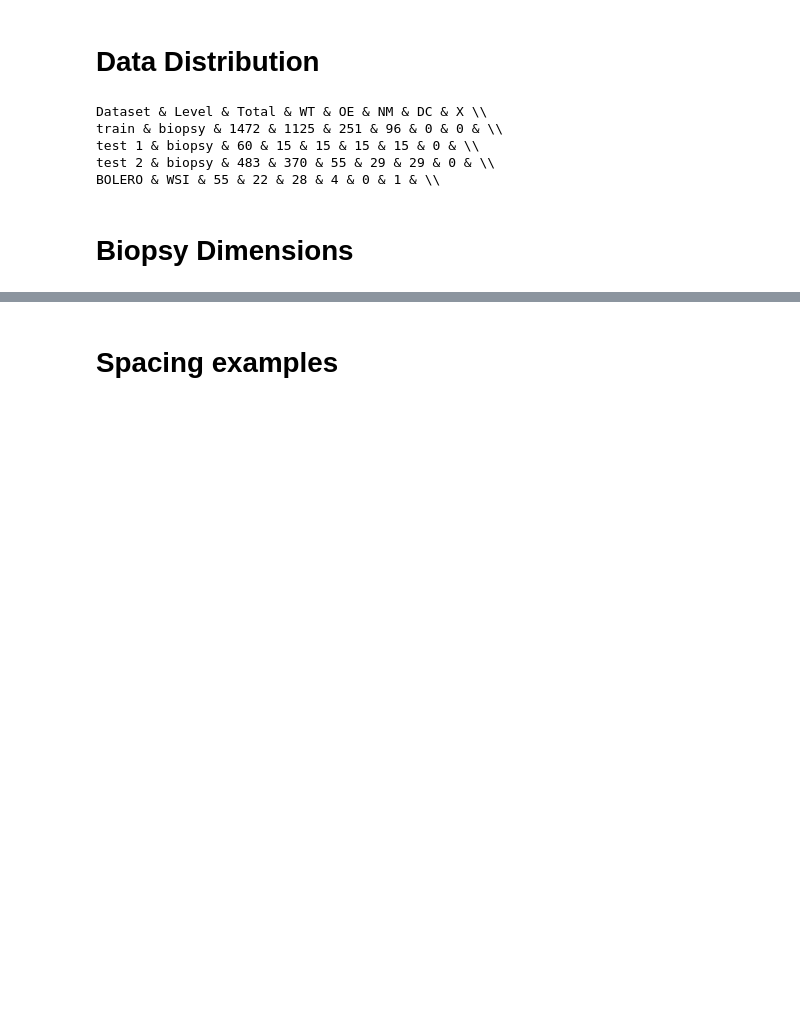
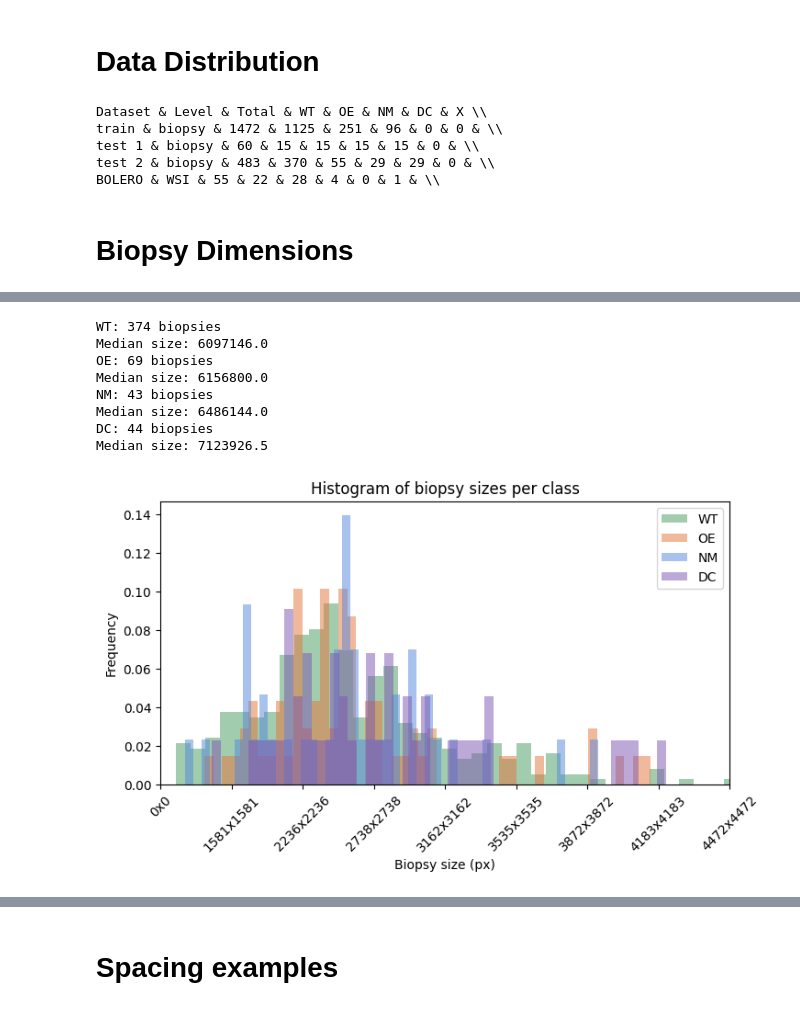
Before and after one commit to ObviouslyLuuk/BE_p53_classification, a Jupyter notebook: vis_data.ipynb, the cells around one changed output, grey strips where cells are left out. Drawn from its saved outputs; the diff is of its cells as text; code cells hidden in the pictures; blank space fills up the shorter version.

```diff
--- a/vis_data.ipynb
+++ b/vis_data.ipynb
@@ -175,0 +216,31 @@ bolero 5.630974
+# %%
+# Do the same per class
+plt.figure(figsize=(8,4))
+colors = [color_dict['g'], color_dict['o'], color_dict['b'], color_dict['p']]
+# all_labels has the same keys as biopsy_dims, "{data_name}_{id}": label
+for label in range(4):
+    # plt.hist([dim[0] * dim[1] for i, dim in biopsy_dims.items() if all_labels.get(i, 4) == label], bins=100, alpha=0.5, label=P53_CLASS_CODES[label])
+    # Have the height reflect the proportion of biopsies for that size in that class, not the count
+    sizes = [dim[0] * dim[1] for i, dim in biopsy_dims.items() if all_labels.get(i, 4) == label]
+    print(f"{P53_CLASS_CODES[label]}: {len(sizes)} biopsies")
+    print(f"Median size: {np.median(sizes)}")
+    plt.hist(sizes, bins=50, alpha=0.5, label=P53_CLASS_CODES[label], weights=np.ones_like(sizes) / len(sizes), color=colors[label])
+plt.xlim(0, 2e7)
+plt.legend()
+xticks = plt.xticks()[0]
+xticklabels = [f"{int(np.sqrt(x))}x{int(np.sqrt(x))}" for x in xticks if x >= 0]
+plt.xticks(xticks, xticklabels, rotation=45)
+plt.xlabel('Biopsy size (px)')
+plt.ylabel('Frequency')
+plt.title('Histogram of biopsy sizes per class')
+plt.show()
+# %% [output]
+WT: 374 biopsies
+Median size: 6097146.0
+OE: 69 biopsies
+Median size: 6156800.0
+NM: 43 biopsies
+Median size: 6486144.0
+DC: 44 biopsies
+Median size: 7123926.5
+[figure, added]
```
Also changed, not shown: parts of 9 cells of this notebook, 4 other files.
